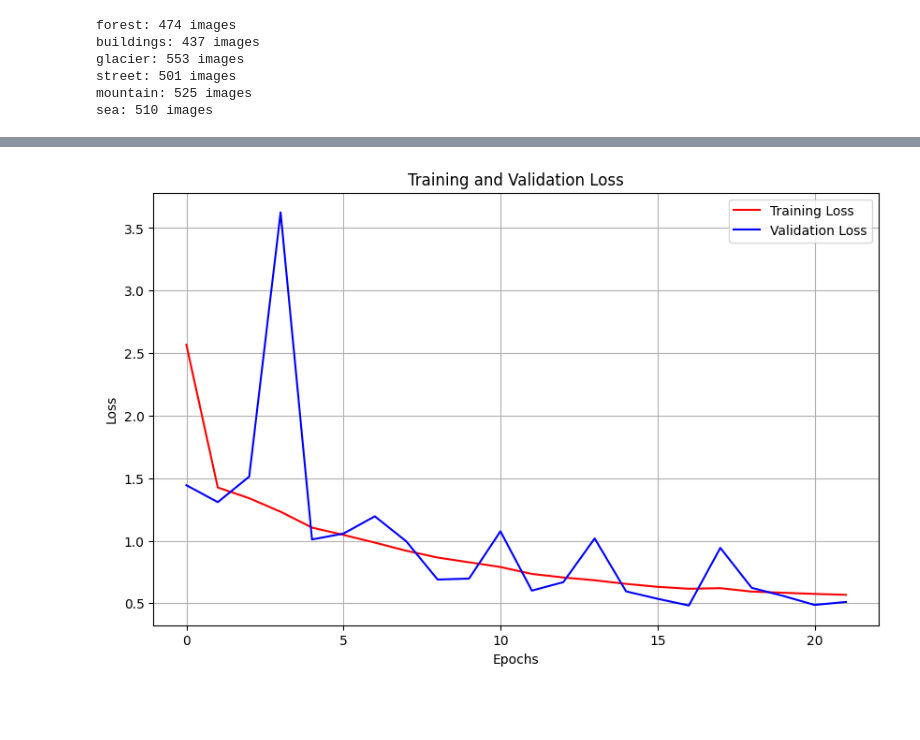
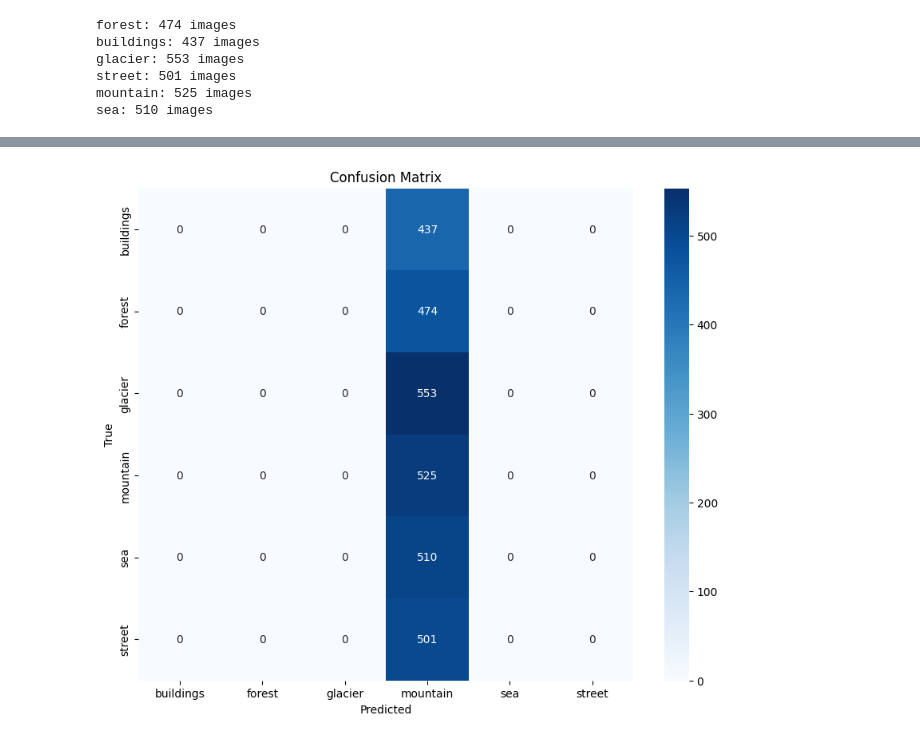
Before and after one commit to socheadev/mite-dlat-final, a Jupyter notebook: main.ipynb, the cells around one changed output, grey strips where cells are left out. Cells and saved outputs as stored; diff of their text form; code cells hidden in the pictures; blank space fills up the shorter version.

```diff
--- a/main.ipynb
+++ b/main.ipynb
@@ -59,8 +106,0 @@ print(class_names)
-# %%
-test_ds = test_datagen.flow_from_directory(
-    test_path,
-    target_size=IMAGE_SIZE,
-    batch_size=BATCH_SIZE,
-    color_mode='grayscale',
-    class_mode='categorical'
-)
@@ -169,5 +231,5 @@ plt.show()
 # %%
-# Define the model architecture
+# Model architecture
 model = Sequential()
 
 # Normalization
@@ -198,7 +260,7 @@ model.add(Dense(units=128, activation='relu'))
 model.add(Dropout(0.4))
 
 # Output layer
-model.add(Dense(units=len(class_names), activation='softmax'))
+model.add(Dense(units=len(class_train_names), activation='softmax'))
 # %%
 model.summary()
 # %% [output]
@@ -291,0 +344,5 @@ Train accuracy: 82.51%
+# %%
+# Classification Report and Confusion Matrix
+y_true = test_ds.classes
+y_pred = np.argmax(model.predict(test_ds), axis=1)
+print(classification_report(y_true, y_pred, target_names=test_ds.class_indices.keys()))
@@ -292,24 +363,14 @@ Train accuracy: 82.51%
 # %%
-# training and validation loss
-loss = history.history['loss']
-val_loss = history.history['val_loss']
-epochs = range(len(loss))
-
-# Plotting
-plt.figure(figsize=(10, 6))
-plt.plot(epochs, loss, color="red", label="Training Loss")
-plt.plot(epochs, val_loss, color="blue", label="Validation Loss")
-plt.xlabel("Epochs")
-plt.ylabel("Loss")
-plt.title("Training and Validation Loss")
-plt.legend()
-plt.grid(True)
-
-# Save the plot
-plt.savefig("output/plot/training_validation_loss_v1.png", format="png", dpi=300)
-
-# Display the plot
+# Confusion Matrix Plot
+conf_mat = confusion_matrix(y_true, y_pred)
+plt.figure(figsize=(10, 8))
+sns.heatmap(conf_mat, annot=True, fmt="d", cmap="Blues", xticklabels=test_ds.class_indices.keys(),
+            yticklabels=test_ds.class_indices.keys())
+plt.xlabel("Predicted")
+plt.ylabel("True")
+plt.title("Confusion Matrix")
+plt.savefig(os.path.join(PLOT_SAVE_DIR, "confusion_matrix.png"))
 plt.show()
 # %% [output]
-[figure, old version]
+[figure, new version]
 # %%
```
Also changed, not shown: parts of 21 cells of this notebook, 5 other files.
